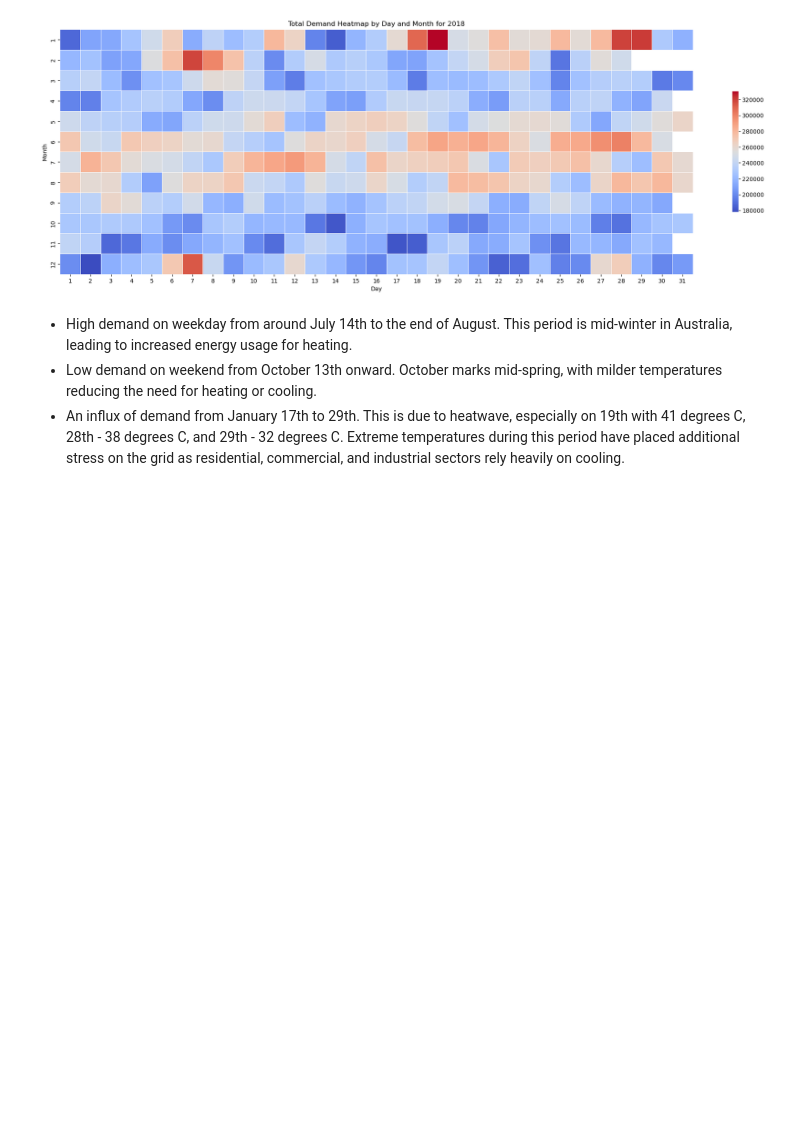
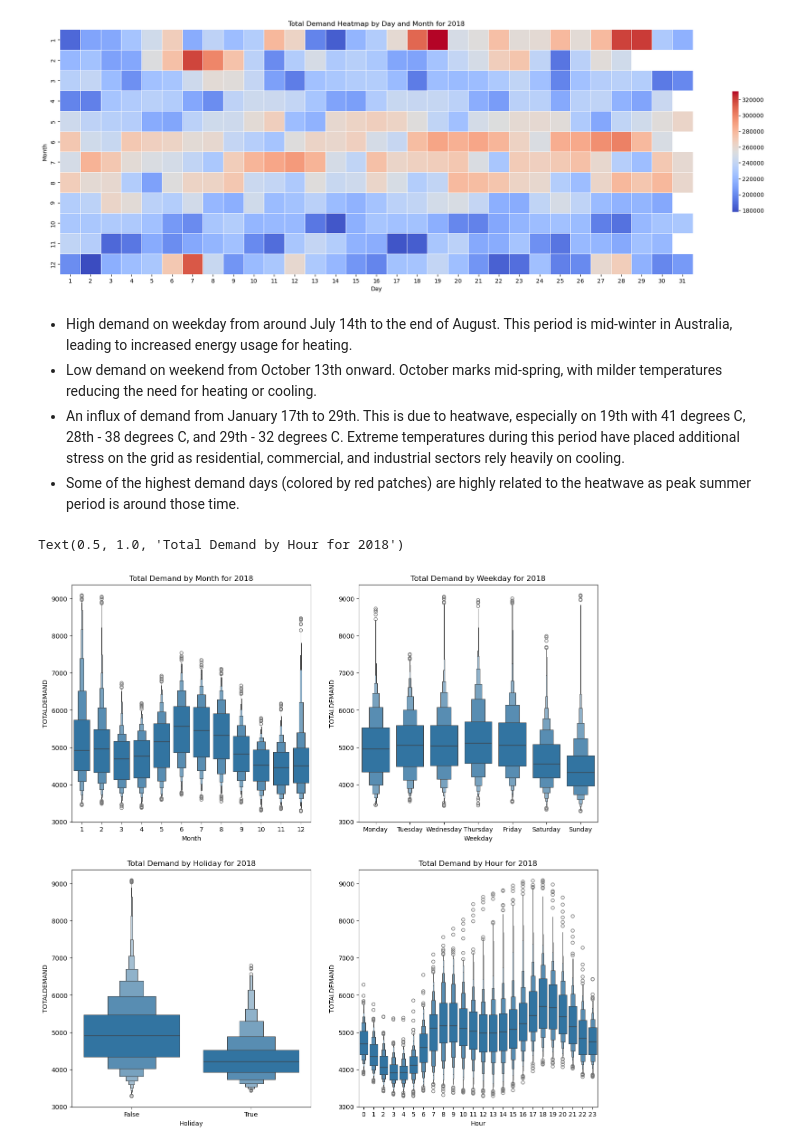
Before and after one commit to ethannguyen2k/Electricity-and-Demand, a Jupyter notebook: notebooks/test_2018.ipynb, the cells around one changed output. Cells and saved outputs as stored; diff of their text form; code cells hidden in the pictures; blank space fills up the shorter version.

```diff
--- a/notebooks/test_2018.ipynb
+++ b/notebooks/test_2018.ipynb
@@ -262,3 +261,21 @@ plt.show()
 - High demand on weekday from around July 14th to the end of August. This period is mid-winter in Australia, leading to increased energy usage for heating.
 - Low demand on weekend from October 13th onward. October marks mid-spring, with milder temperatures reducing the need for heating or cooling.
 - An influx of demand from January 17th to 29th. This is due to heatwave, especially on 19th with 41 degrees C, 28th - 38 degrees C, and 29th - 32 degrees C. Extreme temperatures during this period have placed additional stress on the grid as residential, commercial, and industrial sectors rely heavily on cooling.
+- Some of the highest demand days (colored by red patches) are highly related to the heatwave as peak summer period is around those time.
+# %%
+fig,ax = plt.subplots(2,2,figsize=(15,15))
+
+sns.boxenplot(x="Month", y="TOTALDEMAND", data=energy_2018, ax=ax[0,0])
+ax[0,0].set_title("Total Demand by Month for 2018")
+
+sns.boxenplot(x="Weekday", y="TOTALDEMAND", data=energy_2018, ax=ax[0,1], order=week)
+ax[0,1].set_title("Total Demand by Weekday for 2018")
+
+sns.boxenplot(x="Holiday", y="TOTALDEMAND", data=energy_2018, ax=ax[1,0])
+ax[1,0].set_title("Total Demand by Holiday for 2018")
+
+sns.boxenplot(x="Hour", y="TOTALDEMAND", data=energy_2018, ax=ax[1,1])
+ax[1,1].set_title("Total Demand by Hour for 2018")
+# %% [output]
+Text(0.5, 1.0, 'Total Demand by Hour for 2018')
+[figure, added]
```
Also changed, not shown: parts of 2 cells of this notebook, 6 other files.
